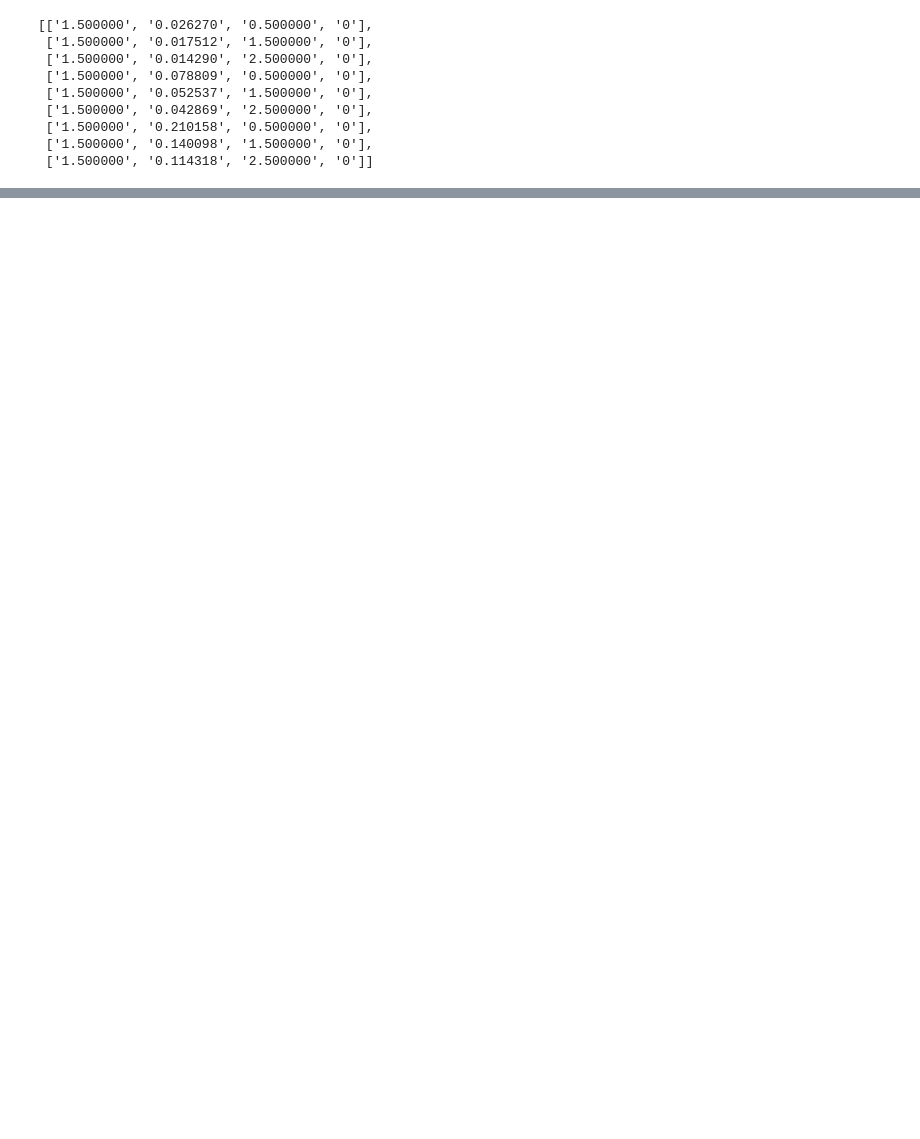
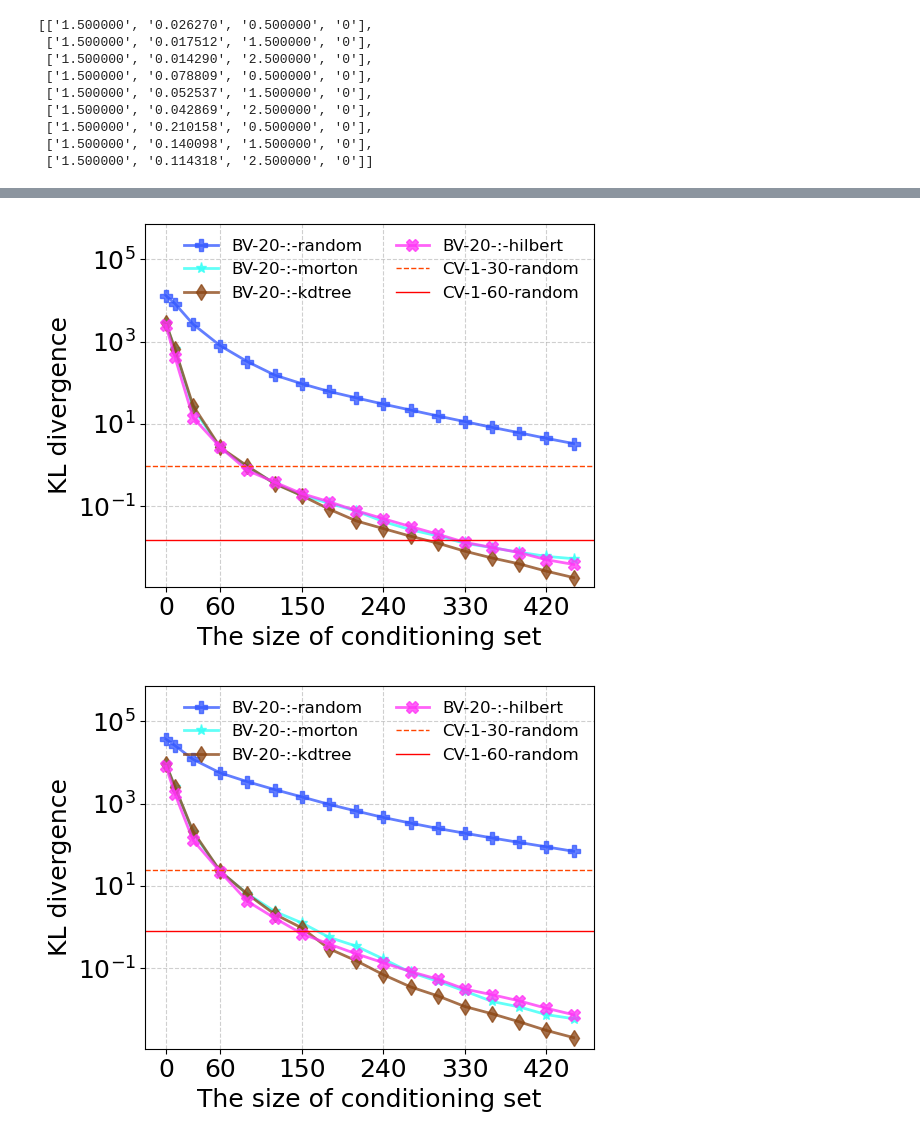
Before and after one commit to jack-pan-ai/Batched-Vecchia-Approximation, a Jupyter notebook: testing/test_kl_plot.ipynb, the cells around one changed output, grey strips where cells are left out. Saved outputs shown, nothing was run; the diff lists cells and outputs as text; code cells hidden in the pictures; blank space fills up the shorter version.

Commit message:
[INFO] Equal block size

```diff
--- a/testing/test_kl_plot.ipynb
+++ b/testing/test_kl_plot.ipynb
@@ -98,0 +78,63 @@ for i in range(num_exps_):
+# %%
+import matplotlib.pyplot as plt
+import numpy as np
+plt.rcParams['font.size'] = 18  # You can set any numeric value here
+
+fig_dir = './fig'
+if not os.path.exists(fig_dir):
+    os.mkdir(fig_dir)
+
+markers = ['P', '*', 'd', 'X', '8']
+colors = [
+    "#3357FF",  # Royal blue
+    "#33FFF6",  # Cyan
+    "#8B4513",  # Saddle brown
+    "#FF33F6",  # Magenta
+    "#F6FF33",  # Yellow
+    "#FF5733",  # Reddish-orange
+    "#33FF57",  # Bright green
+    "#FF69B4",   # Hot pink
+]
+linestyles = ['-', '-.', '--']
+
+ymax = np.max(allh)
+ymin = np.min(allh)
+
+def plot_kl(cs_set, bs_set, yy, info, i):
+    fig, ax = plt.subplots(figsize=(6, 4.8))
+    # fig, ax = plt.subplots(figsize=(6, 6))
+    for i_ord, ord in enumerate(orderings):
+        for i_bs, bs in enumerate(bs_set):
+            ax.plot(cs_set, yy[i_ord, :, i_bs], label="BV-" + str(bs) + "-:-" + str(ord),
+                    linewidth=2, color=colors[i_ord],
+                    linestyle=linestyles[i_bs], alpha=0.77,
+                    marker=markers[i_ord], markersize=8)
+    # classic Vecchia - 30
+    ax.axhline(y=classic_vecchia[i, 0], color='orangered', linestyle='--',
+                linewidth=1.0, label='CV-1-30-random')
+    # classic Vecchia - 60
+    ax.axhline(y=classic_vecchia[i, 1], color='red', linestyle='-',
+                linewidth=1.0, label='CV-1-60-random')
+    ax.set_xlabel('The size of conditioning set')
+    ax.set_ylabel('KL divergence')
+    ax.set_ylim(ymin*0.6, ymax*5)
+    ax.set_yscale('log')
+    # if (info[1] == '0.114318'):
+    # Adding enhanced legend, title, and labels
+    legend = ax.legend(ncol = 2, fontsize=12)
+                        # loc='lower center', bbox_to_anchor=(0.5, -0.5)
+                        # title = 'Conditioning size') #loc='lower center', bbox_to_anchor=(0.5, -0.3)
+    legend.get_frame().set_alpha(0.)  # 50% transparency
+    # ax.legend(fontsize=12, shadow=True, frameon=True, ) #, title = 'Block size'
+    ax.grid(True, linestyle='--', alpha=0.6)
+    _list_xtick = cs_set[::3]
+    plt.xticks(_list_xtick, _list_xtick)
+    plt.tight_layout()
+    plt.savefig(os.path.join(fig_folder, f'{info[1]}_{info[2]}.pdf'))
+    # plt.show()
+
+for i in range(num_exps_):
+    plot_kl(cs_set, bs_set, allh[i, :, :, :], params[i], i)
+# %% [output]
+[figure, added]
+[figure, added]
```
Also changed, not shown: parts of 5 cells of this notebook, 19 other files.
